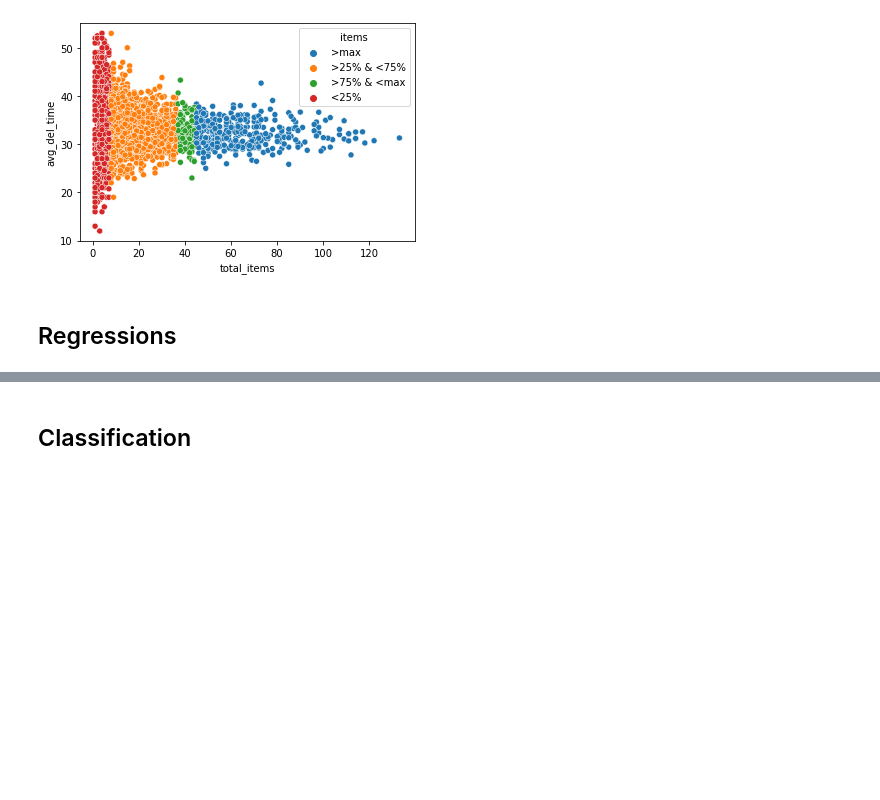
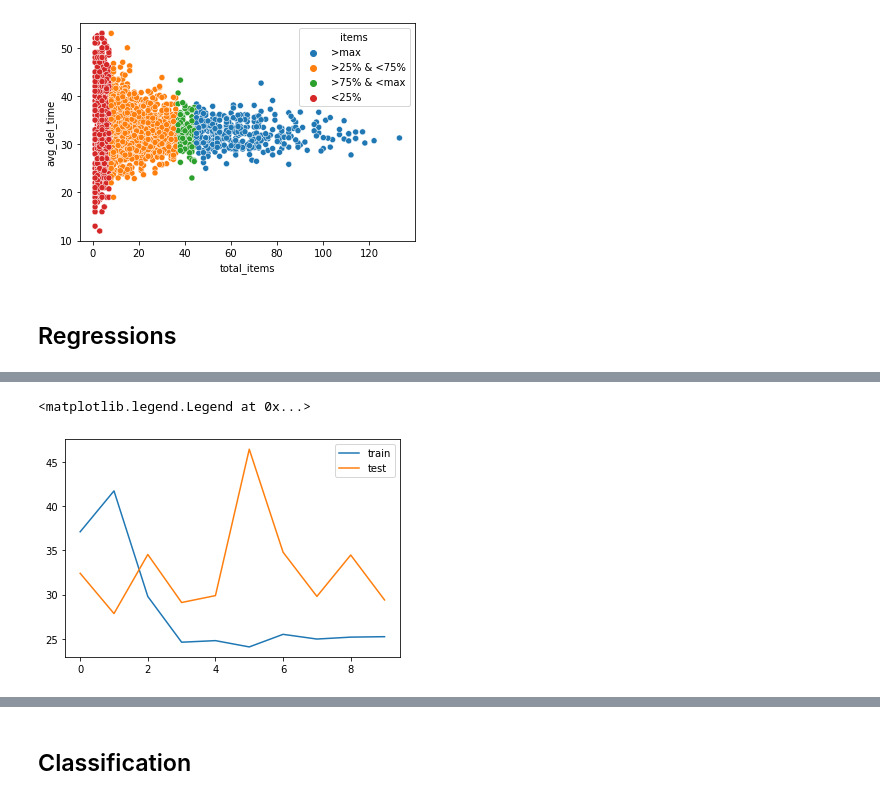
Before and after one commit to dmuiruri/woltorders, a Jupyter notebook: WoltProject.ipynb, the cells around one changed output, grey strips where cells are left out. Cells and saved outputs as stored; diff of their text form; code cells hidden in the pictures; blank space fills up the shorter version.

```diff
--- a/WoltProject.ipynb
+++ b/WoltProject.ipynb
@@ -33,14 +52,14 @@ Index(['EST_ACT_Diff', 'ITEM_COUNT', 'USER_LAT', 'USER_LONG', 'VENUE_LAT',
 # %%
-# Calculate delivery distance
-user_coord = data[['USER_LAT', 'USER_LONG']].values
-venue_coord = data[['VENUE_LAT', 'VENUE_LONG']].values
-user_venue_dist = [geodesic(user_coord[i], venue_coord[i]).km for i in range(data.shape[0])]
+# # Calculate delivery distance
+# user_coord = data[['USER_LAT', 'USER_LONG']].values
+# venue_coord = data[['VENUE_LAT', 'VENUE_LONG']].values
+# user_venue_dist = [geodesic(user_coord[i], venue_coord[i]).km for i in range(data.shape[0])]
 
-#format the data
-data['USER_VENUE_DIST'] = user_venue_dist
-#data.drop(columns=['USER_LAT', 'USER_LONG', 'VENUE_LAT', 'VENUE_LONG'], inplace=True)
-data.rename(columns={'ACTUAL_DELIVERY_MINUTES - ESTIMATED_DELIVERY_MINUTES':'EST_ACT_Diff'}, inplace=True)
-data.index = pd.to_datetime(data.index)
-orig_data_desc = data.describe().T
-orig_data_desc
-# orig_data_desc.to_csv('docs/assets/tables/orig_data_stats.csv')
+# #format the data
+# data['USER_VENUE_DIST'] = user_venue_dist
+# #data.drop(columns=['USER_LAT', 'USER_LONG', 'VENUE_LAT', 'VENUE_LONG'], inplace=True)
+# data.rename(columns={'ACTUAL_DELIVERY_MINUTES - ESTIMATED_DELIVERY_MINUTES':'EST_ACT_Diff'}, inplace=True)
+# data.index = pd.to_datetime(data.index)
+# orig_data_desc = data.describe().T
+# orig_data_desc
+# # orig_data_desc.to_csv('docs/assets/tables/orig_data_stats.csv')
@@ -338 +460,22 @@ data[['EST_ACT_Diff', 'ITEM_COUNT', 'ESTIMATED_DELIVERY_MINUTES', 'ACTUAL_DELIVE
+# %%
+# Studying the train and test errors of the ARIMA model
+y_arima = orders_per_hour # reg_data['orders_per_hour']
+tscv = TimeSeriesSplit(n_splits=10)
+arima_mse=np.zeros((10,2))
+for j, (train_ind, test_ind) in enumerate(tscv.split(y_arima)):
+    Ytrain, Ytest = y_arima.iloc[train_ind], y_arima.iloc[test_ind]
+    model = sm.tsa.statespace.SARIMAX(Ytrain, order=(1, 0, 1), seasonal_order=(0, 1, 1, 24),
+                                      enforce_stationarity=False, enforce_invertibility=False, trend=None)
+    arima_model = model.fit()
+    y_pred = arima_model.get_prediction().predicted_mean #train
+    y_forecast = arima_model.forecast(steps=len(Ytest.index)) # test
+    arima_mse[j,0] = mean_squared_error(Ytrain, y_pred) # train
+    arima_mse[j,1] = mean_squared_error(Ytest, y_forecast) # test
+
+plt.plot(arima_mse[:,0], label='train')
+plt.plot(arima_mse[:,1], label='test')
+plt.legend()
+# %% [output]
+<matplotlib.legend.Legend at 0x...>
+[figure, added]
 # %%
```
Also changed, not shown: parts of 36 cells of this notebook, 1 other file.
